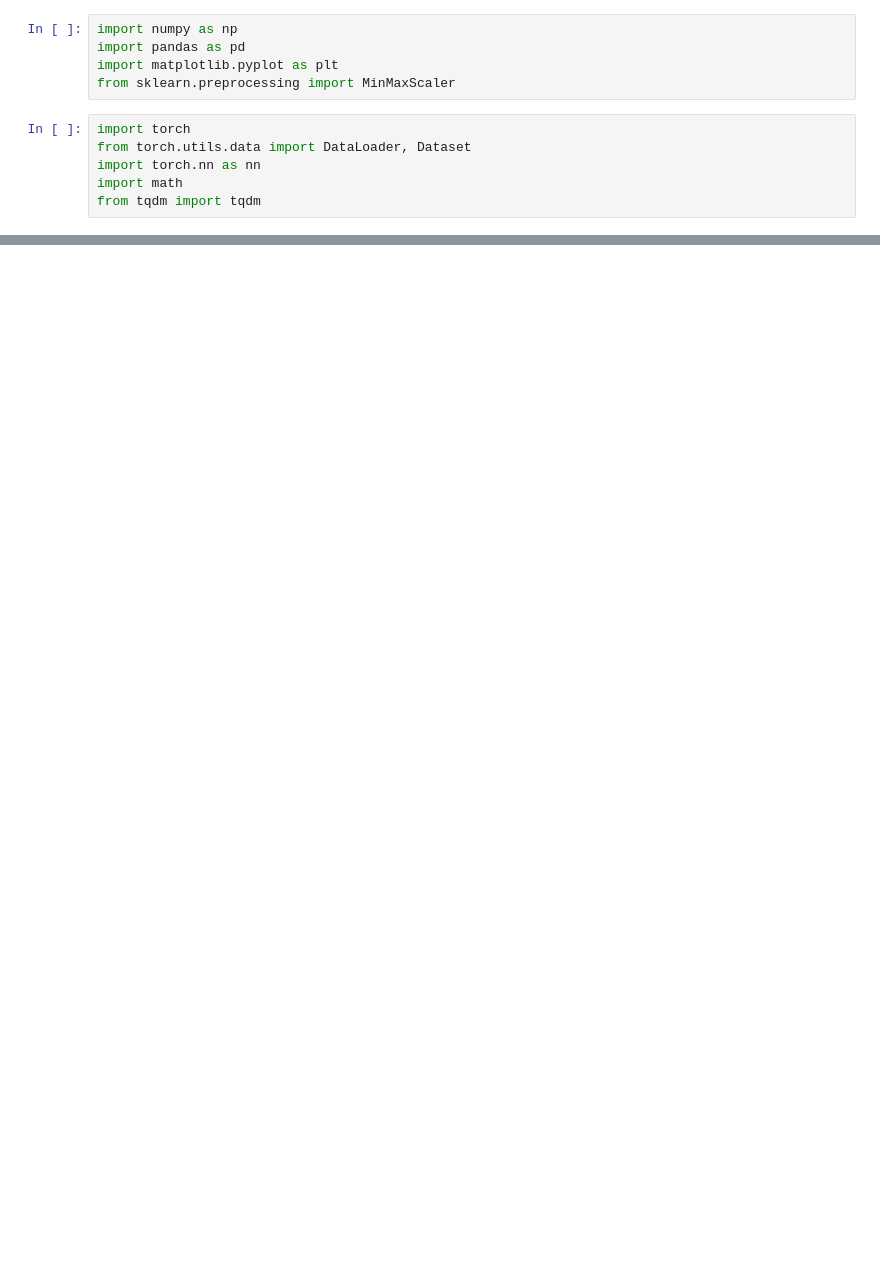
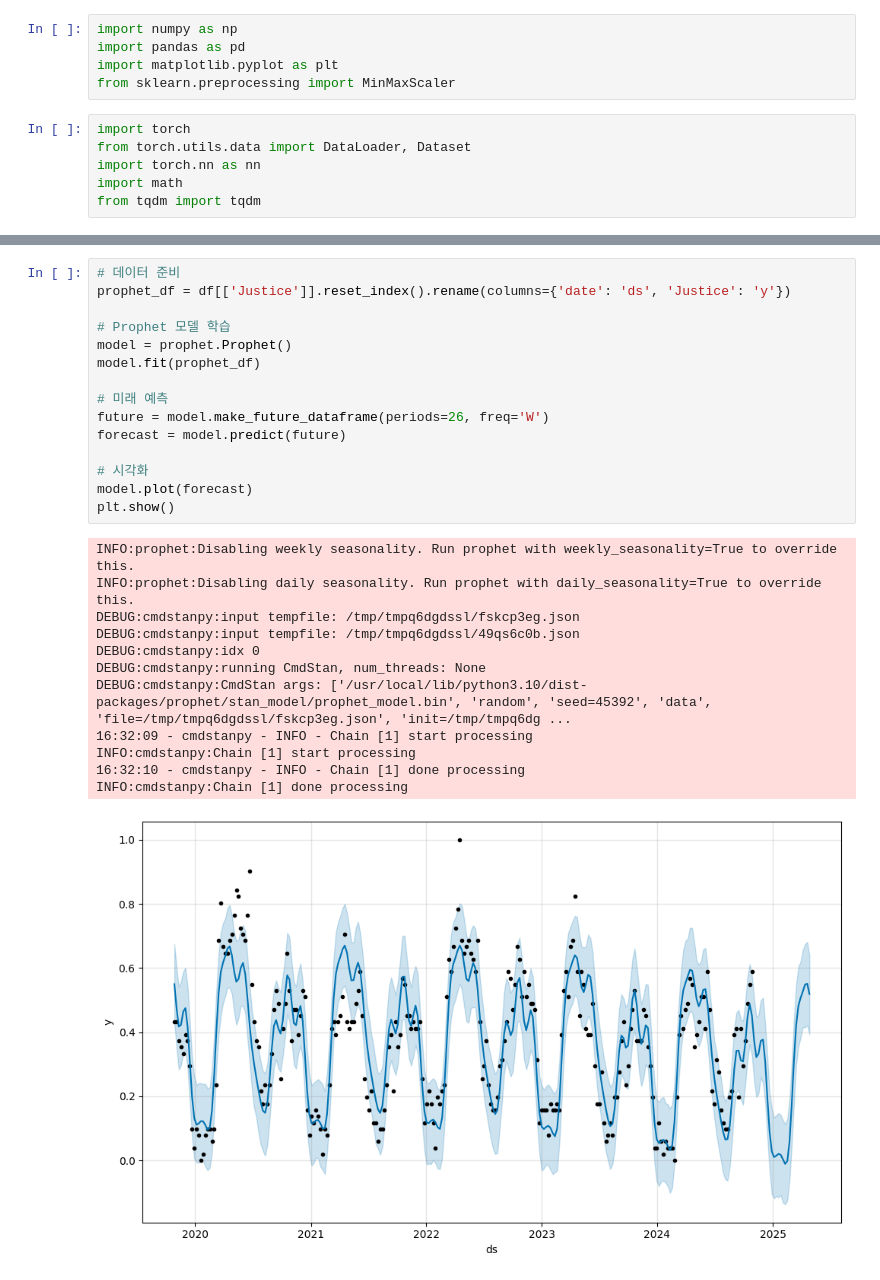
Before and after one commit to itsmebebe/20242R0136COSE47402, a Jupyter notebook: TFT_Hard_Modeling.ipynb, the cells around one changed output, grey strips where cells are left out. Cells and saved outputs as stored; diff of their text form; blank space fills up the shorter version.

Commit message:
Hyperparameter Tuning ADD Pretrained Prophet Analysis

```diff
--- a/TFT_Hard_Modeling.ipynb
+++ b/TFT_Hard_Modeling.ipynb
@@ -171,0 +206,28 @@ plt.show()
+# %%
+# 데이터 준비
+prophet_df = df[['Justice']].reset_index().rename(columns={'date': 'ds', 'Justice': 'y'})
+
+# Prophet 모델 학습
+model = prophet.Prophet()
+model.fit(prophet_df)
+
+# 미래 예측
+future = model.make_future_dataframe(periods=26, freq='W')
+forecast = model.predict(future)
+
+# 시각화
+model.plot(forecast)
+plt.show()
+# %% [output]
+INFO:prophet:Disabling weekly seasonality. Run prophet with weekly_seasonality=True to override this.
+INFO:prophet:Disabling daily seasonality. Run prophet with daily_seasonality=True to override this.
+DEBUG:cmdstanpy:input tempfile: /tmp/tmpq6dgdssl/fskcp3eg.json
+DEBUG:cmdstanpy:input tempfile: /tmp/tmpq6dgdssl/49qs6c0b.json
+DEBUG:cmdstanpy:idx 0
+DEBUG:cmdstanpy:running CmdStan, num_threads: None
+DEBUG:cmdstanpy:CmdStan args: ['/usr/local/lib/python3.10/dist-packages/prophet/stan_model/prophet_model.bin', 'random', 'seed=45392', 'data', 'file=/tmp/tmpq6dgdssl/fskcp3eg.json', 'init=/tmp/tmpq6dg ...
+16:32:09 - cmdstanpy - INFO - Chain [1] start processing
+INFO:cmdstanpy:Chain [1] start processing
+16:32:10 - cmdstanpy - INFO - Chain [1] done processing
+INFO:cmdstanpy:Chain [1] done processing
+[figure, added]
```
Also changed, not shown: parts of 5 cells of this notebook.
